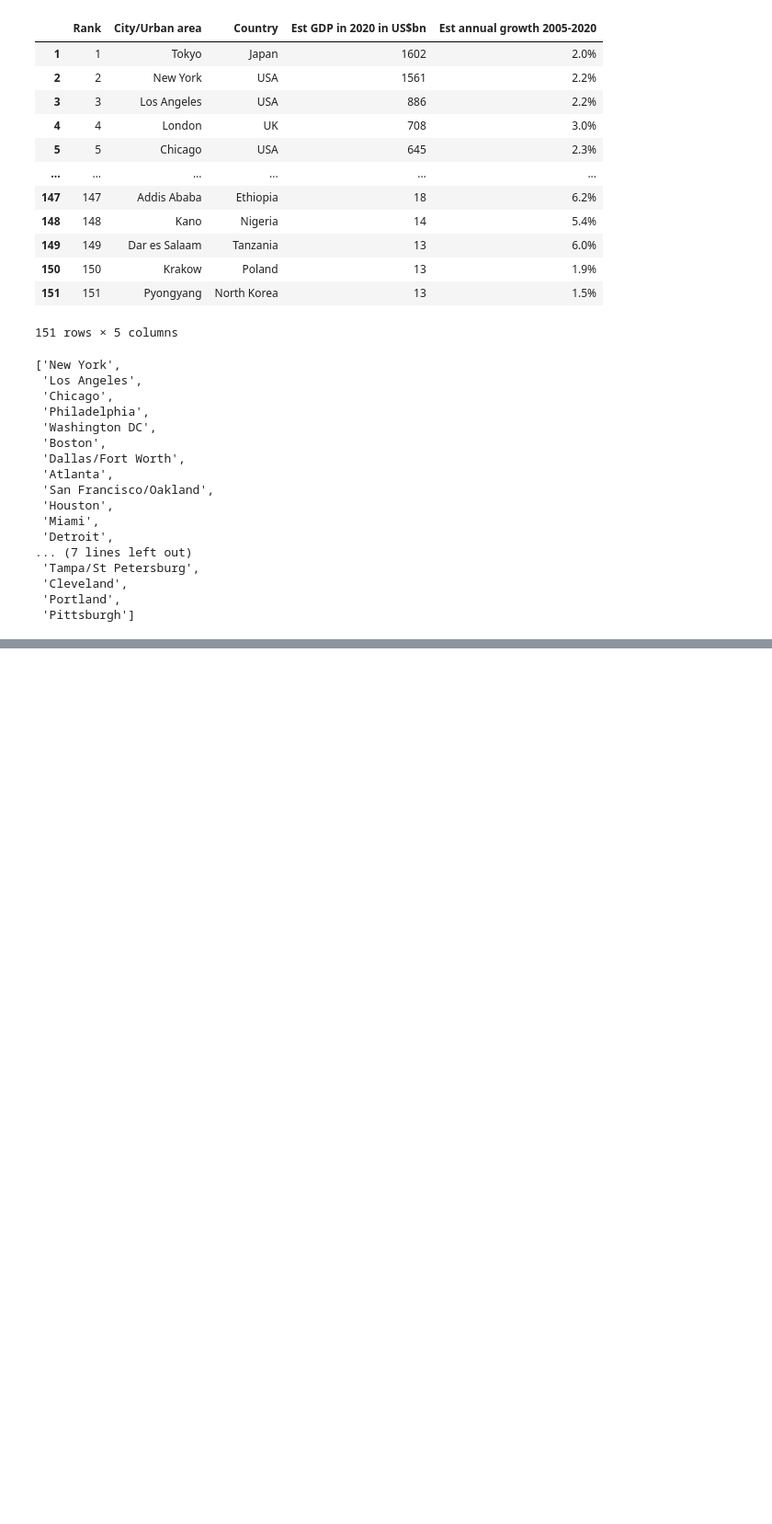
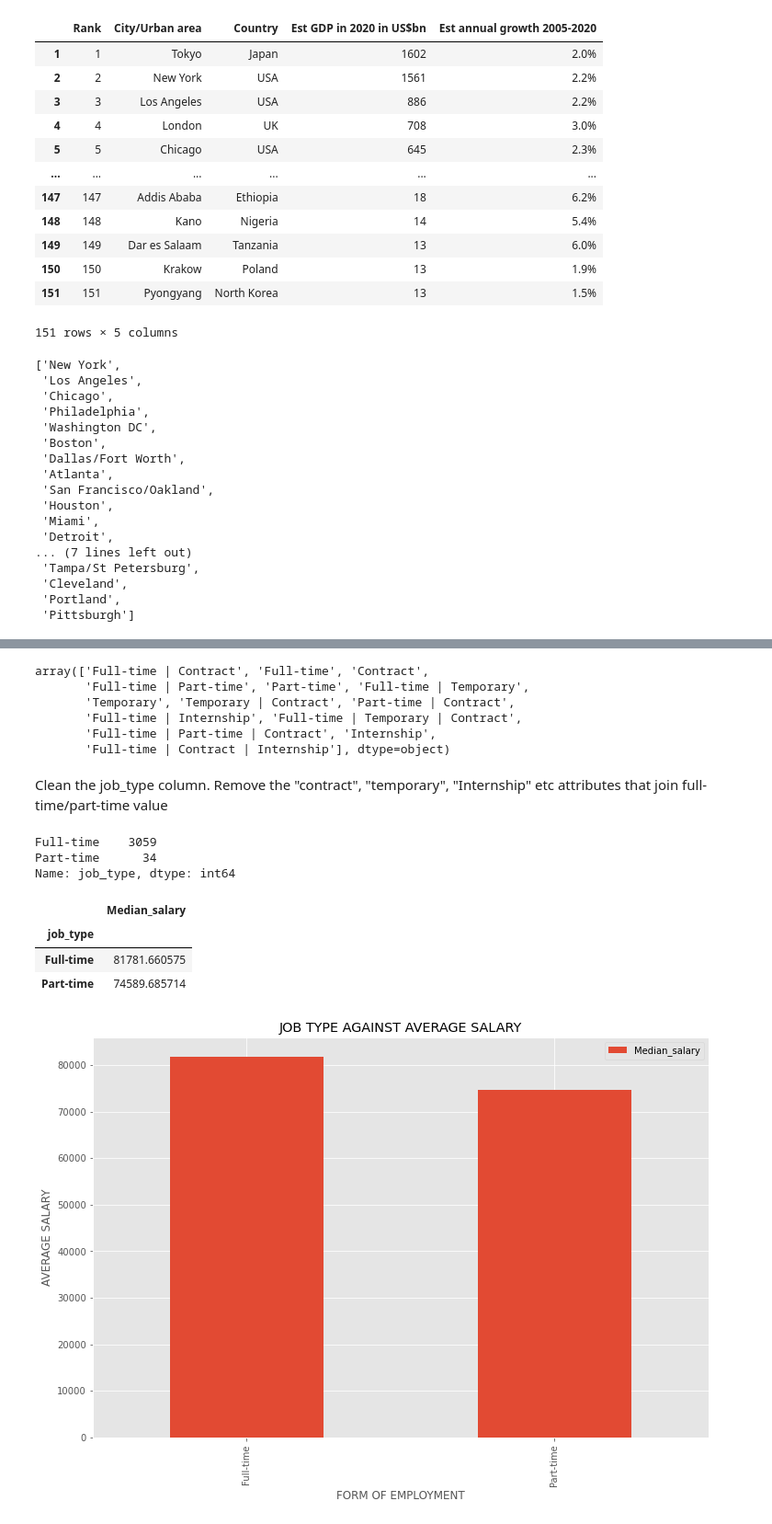
Before and after one commit to Derrick-Mulwa/SimplyHired-Job-Salary-Analysis, a Jupyter notebook: main.ipynb, the cells around one changed output, grey strips where cells are left out. Shown at 92% size. Drawn from its saved outputs; the diff is of its cells as text; code cells hidden in the pictures; blank space fills up the shorter version.

```diff
--- a/main.ipynb
+++ b/main.ipynb
@@ -697,0 +720,3 @@ See the caveats in the documentation: https://pandas.pydata.org/pandas-docs/stab
+# %%
+full_parttime_df = df.copy()
+full_parttime_df
@@ -697,0 +737,3 @@ See the caveats in the documentation: https://pandas.pydata.org/pandas-docs/stab
+# %%
+full_parttime_df.dropna(subset = "job_type", inplace = True)
+full_parttime_df
@@ -697,0 +754,38 @@ See the caveats in the documentation: https://pandas.pydata.org/pandas-docs/stab
+# %%
+full_parttime_df.job_type.unique()
+# %% [output]
+array(['Full-time | Contract', 'Full-time', 'Contract',
+       'Full-time | Part-time', 'Part-time', 'Full-time | Temporary',
+       'Temporary', 'Temporary | Contract', 'Part-time | Contract',
+       'Full-time | Internship', 'Full-time | Temporary | Contract',
+       'Full-time | Part-time | Contract', 'Internship',
+       'Full-time | Contract | Internship'], dtype=object)
+# %% [markdown]
+Clean the job_type column. Remove the "contract", "temporary", "Internship" etc attributes that join full-time/part-time value
+# %%
+full_parttime_df.job_type = full_parttime_df.job_type.replace(" \| Contract", "", regex=True)\
+                                                     .replace(" \| Temporary", "", regex=True)\
+                                                     .replace(" \| Internship", "", regex=True)
+# %%
+# Pick only Part-time and full time jobs
+data = full_parttime_df[(full_parttime_df.job_type == "Full-time") | (full_parttime_df.job_type == "Part-time")]
+data = data.loc[:, ["job_type", "Median_salary"]]
+data.job_type.value_counts()
+# %% [output]
+Full-time    3059
+Part-time      34
+Name: job_type, dtype: int64
+# %%
+data.groupby("job_type").mean()
+# %% [output]
+|  | Median_salary |
+| job_type |  |
+| Full-time | 81781.660575 |
+| Part-time | 74589.685714 |
+# %%
+graph = data.groupby("job_type").mean().plot(kind = "bar", figsize = (12,8));
+graph.set_title("JOB TYPE AGAINST AVERAGE SALARY");
+graph.set_xlabel("FORM OF EMPLOYMENT");
+graph.set_ylabel("AVERAGE SALARY");
+# %% [output]
+[figure, added]
```
Also changed, not shown: parts of 10 cells of this notebook.
